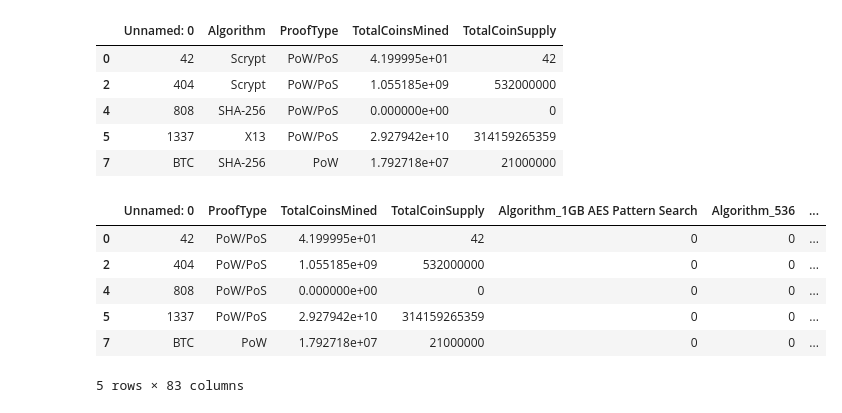
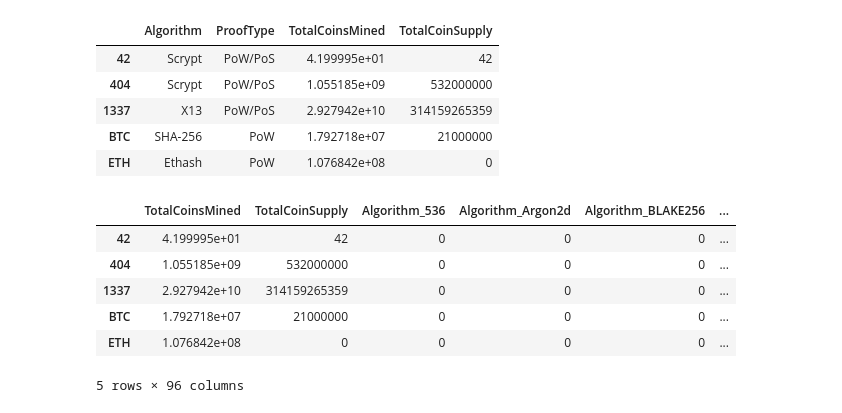
Before and after one commit to stephbanh/crypto_evaluation, a Jupyter notebook: cryptoClustering.ipynb, the cells around one changed output. Saved outputs shown, nothing was run; the diff lists cells and outputs as text; code cells hidden in the pictures.

```diff
--- a/cryptoClustering.ipynb
+++ b/cryptoClustering.ipynb
@@ -9,7 +9,7 @@ import matplotlib.pyplot as plt
 # %%
 # load the data
 file_path = "crypto_data.csv"
-df = pd.read_csv(file_path)
+df = pd.read_csv(file_path, index_col=0)
 # %%
 # check structure and length
 df.head()
@@ -24,7 +24,5 @@ df.head()
 # %%
 # clear out any cryptocurrencies not traded at the moment
-for row in df.iterrows():
-    if row[1][3] == False:
-        df = df.drop(index = row[0])
+df.drop(df[df['IsTrading'] == False].index,inplace=True)
 # %%
 # check to make sure df has removed all false
@@ -46,5 +44,5 @@ df.head()
 # %%
 # remove any nulls
-df = df.dropna()
-df.head()
+df.dropna(inplace=True)
+df.isnull().values.any()
 # %% [output]
@@ -57,7 +50,7 @@ df.head()
 # %%
 # Filter for cryptocurrencies whose total coins mined is be greater than zero
 for row in df.iterrows():
-    if row[1][4] < 0:
+    if row[1][3] <= 0:
         df = df.drop(index = row[0])
-df.head()
+df["TotalCoinsMined"].min()
 # %% [output]
@@ -72,21 +60,21 @@ df.head()
 df = df.drop("CoinName", axis=1)
 df.head()
 # %% [output]
-|  | Unnamed: 0 | Algorithm | ProofType | TotalCoinsMined | TotalCoinSupply |
-| 0 | 42 | Scrypt | PoW/PoS | 4.199995e+01 | 42 |
-| 2 | 404 | Scrypt | PoW/PoS | 1.055185e+09 | 532000000 |
-| 4 | 808 | SHA-256 | PoW/PoS | 0.000000e+00 | 0 |
-| 5 | 1337 | X13 | PoW/PoS | 2.927942e+10 | 314159265359 |
-| 7 | BTC | SHA-256 | PoW | 1.792718e+07 | 21000000 |
+|  | Algorithm | ProofType | TotalCoinsMined | TotalCoinSupply |
+| 42 | Scrypt | PoW/PoS | 4.199995e+01 | 42 |
+| 404 | Scrypt | PoW/PoS | 1.055185e+09 | 532000000 |
+| 1337 | X13 | PoW/PoS | 2.927942e+10 | 314159265359 |
+| BTC | SHA-256 | PoW | 1.792718e+07 | 21000000 |
+| ETH | Ethash | PoW | 1.076842e+08 | 0 |
 # %%
 # convert algorithim and prooftype to numeric by using getDummies
-df = pd.get_dummies(df, columns=['Algorithm'])
+df = pd.get_dummies(df, columns=['Algorithm', 'ProofType'], drop_first=True)
 df.head()
 # %% [output]
-|  | Unnamed: 0 | ProofType | TotalCoinsMined | TotalCoinSupply | Algorithm_1GB AES Pattern Search | Algorithm_536 | ... |
-| 0 | 42 | PoW/PoS | 4.199995e+01 | 42 | 0 | 0 | ... |
-| 2 | 404 | PoW/PoS | 1.055185e+09 | 532000000 | 0 | 0 | ... |
-| 4 | 808 | PoW/PoS | 0.000000e+00 | 0 | 0 | 0 | ... |
-| 5 | 1337 | PoW/PoS | 2.927942e+10 | 314159265359 | 0 | 0 | ... |
-| 7 | BTC | PoW | 1.792718e+07 | 21000000 | 0 | 0 | ... |
+|  | TotalCoinsMined | TotalCoinSupply | Algorithm_536 | Algorithm_Argon2d | Algorithm_BLAKE256 | ... |
+| 42 | 4.199995e+01 | 42 | 0 | 0 | 0 | ... |
+| 404 | 1.055185e+09 | 532000000 | 0 | 0 | 0 | ... |
+| 1337 | 2.927942e+10 | 314159265359 | 0 | 0 | 0 | ... |
+| BTC | 1.792718e+07 | 21000000 | 0 | 0 | 0 | ... |
+| ETH | 1.076842e+08 | 0 | 0 | 0 | 0 | ... |
-5 rows × 83 columns
+5 rows × 96 columns
```
Also changed, not shown: parts of 21 cells of this notebook.
